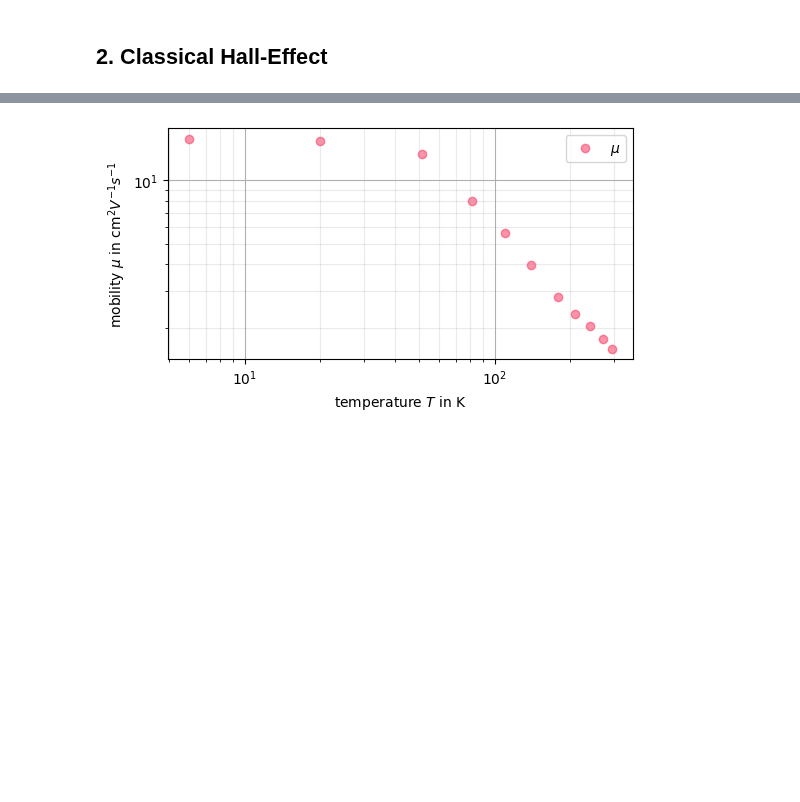
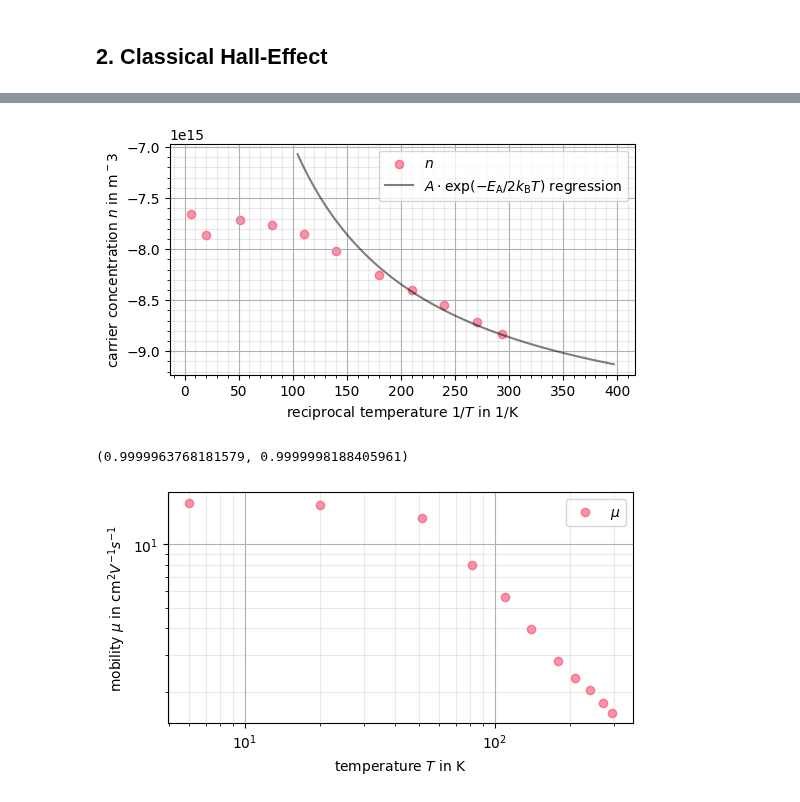
Before and after one commit to CVC97/ALC-24-25, a Jupyter notebook: FM.QHE_quantum_hall_effect/fm_qhe_data_analysis.ipynb, the cells around one changed output, grey strips where cells are left out. Cells and saved outputs as stored; diff of their text form; code cells hidden in the pictures; blank space fills up the shorter version.

```diff
--- a/FM.QHE_quantum_hall_effect/fm_qhe_data_analysis.ipynb
+++ b/FM.QHE_quantum_hall_effect/fm_qhe_data_analysis.ipynb
@@ -282,3 +295,32 @@ plt.show()
+# %%
+# plotting
+fig, ax = plt.subplots(figsize=(6,3))
+ax.set_xlabel(r'reciprocal temperature $1/T$ in 1/K')
+ax.set_ylabel(r'carrier concentration $n$ in m$^-3$')
+ax.grid()
+ax.grid(which='minor', color = '#999999', alpha = 0.2, linestyle = '-')
+ax.minorticks_on()
+
+T_plot_array = np.linspace(T_plot_list[4]*0.95, T_plot_list[-1]*1.35, 1000)
+n_plot_array = np.array([activation_exp_reg(T, -10e15, 10e-22) for T in T_plot_array])
+
+ax.scatter(T_plot_list, n_plot_list, color = "xkcd:red pink", alpha = 0.5, label = r"$n$")
+ax.plot(T_plot_array, n_plot_array, color = "black", alpha = 0.5, label = r"$A\cdot\mathrm{exp}(-E_\mathrm{A}/2k_\mathrm{B}T)$ regression")
+# ax.set_yscale("log")
+# ax.plot(T_plot_list, n_plot_list, color = "xkcd:red pink", alpha = 0.5, label = r"$n$")
+
+ax.legend()
+ax.legend(loc="upper right")
+
+plt.show()
+# %% [output]
+[figure, added]
+# %%
+activation_exp_reg(5, 1, 1)
+
+1 * np.exp(-1/(2*k_Boltzmann*10e27)), activation_exp_reg(200, 1.0, 10e-28)
+# %% [output]
+(0.9999963768181579, 0.9999998188405961)
 # %%
 # b. mobility mu over T
 
```
Also changed, not shown: parts of 5 cells of this notebook, 10 other files.
